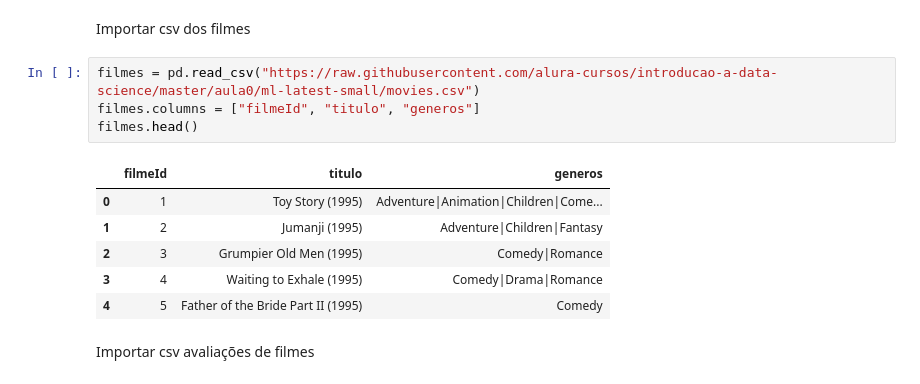
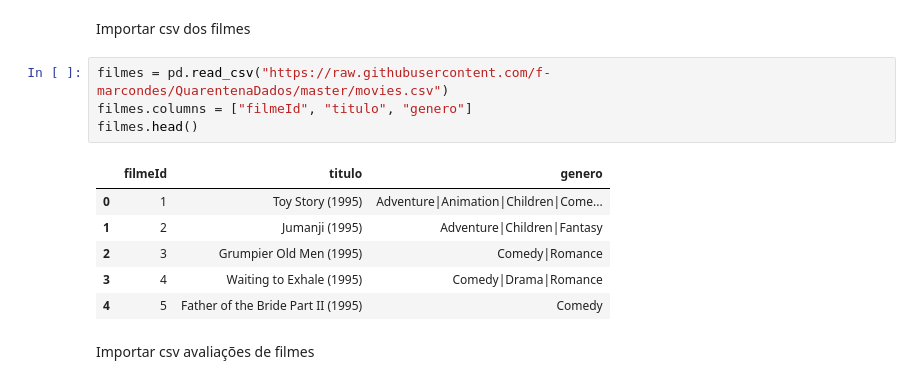
Before and after one commit to f-marcondes/QuarentenaDados, a Jupyter notebook: QuarentenaDados_aula1.ipynb, the cells around one changed output. Saved outputs shown, nothing was run; the diff lists cells and outputs as text.

```diff
--- a/QuarentenaDados_aula1.ipynb
+++ b/QuarentenaDados_aula1.ipynb
@@ -15,11 +15,11 @@ import pandas as pd
 # %% [markdown]
 Importar csv dos filmes
 # %%
-filmes = pd.read_csv("https://raw.githubusercontent.com/alura-cursos/introducao-a-data-science/master/aula0/ml-latest-small/movies.csv")
-filmes.columns = ["filmeId", "titulo", "generos"]
+filmes = pd.read_csv("https://raw.githubusercontent.com/f-marcondes/QuarentenaDados/master/movies.csv")
+filmes.columns = ["filmeId", "titulo", "genero"]
 filmes.head()
 # %% [output]
-|  | filmeId | titulo | generos |
+|  | filmeId | titulo | genero |
 | 0 | 1 | Toy Story (1995) | Adventure|Animation|Children|Come... |
 | 1 | 2 | Jumanji (1995) | Adventure|Children|Fantasy |
 | 2 | 3 | Grumpier Old Men (1995) | Comedy|Romance |
```
Also changed, not shown: parts of 6 cells of this notebook.
